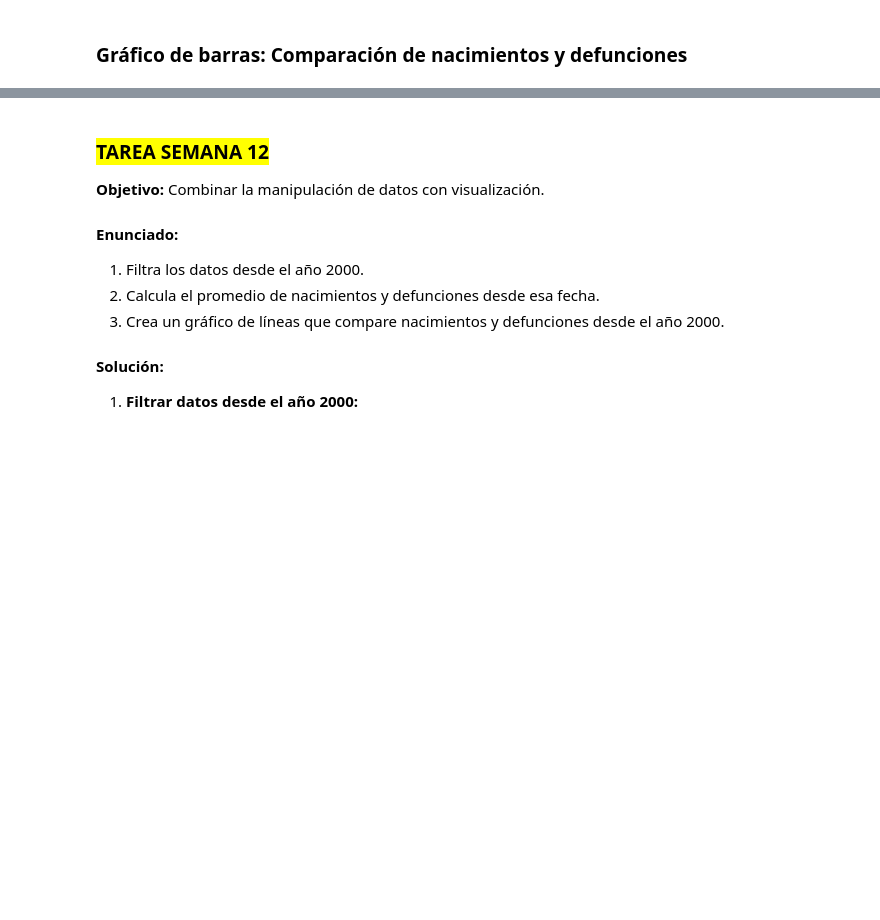
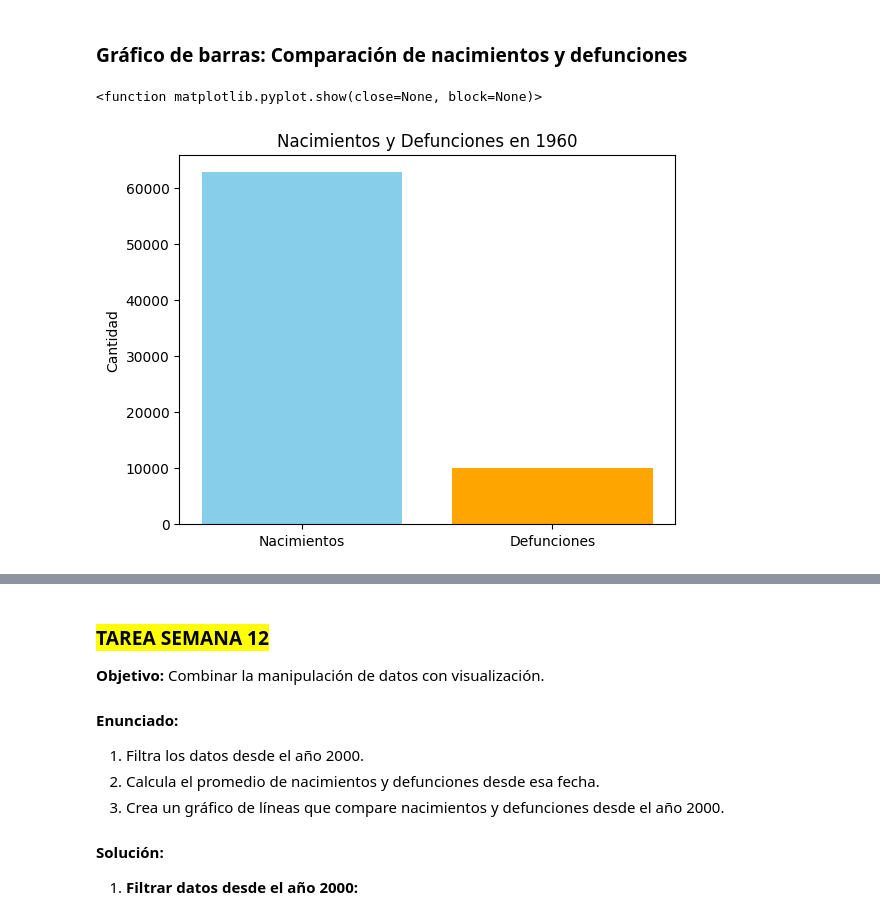
Before and after one commit to marivilla93/Programacion-Python-Basico-GRUPO-1---6181133432, a Jupyter notebook: Estudiantes/Mariana V/NOTEBOOKS CLASES/CLASE 10/Tarea/Tarea Semana 12.ipynb, the cells around one changed output, grey strips where cells are left out. Drawn from its saved outputs; the diff is of its cells as text; code cells hidden in the pictures; blank space fills up the shorter version.

```diff
--- a/Estudiantes/Mariana V/NOTEBOOKS CLASES/CLASE 10/Tarea/Tarea Semana 12.ipynb
+++ b/Estudiantes/Mariana V/NOTEBOOKS CLASES/CLASE 10/Tarea/Tarea Semana 12.ipynb
@@ -193,0 +215,16 @@ import matplotlib.pyplot as plt
+# %%
+# Crear gráfico de barras
+import matplotlib.pyplot as plt
+
+anio_filtrado= int(input('Ingrese a graficar: '))
+
+df_rango_anios= df[df['Año']== anio_filtrado]
+valores=df_rango_anios['Nacimientos'].values[0], df_rango_anios['Defunciones'].values[0]
+plt.bar(['Nacimientos', 'Defunciones'], valores, color=['skyblue', 'orange'])
+plt.title(f'Nacimientos y Defunciones en {df_rango_anios['Año'].values[0]}')
+plt.ylabel('Cantidad')
+
+plt.show
+# %% [output]
+<function matplotlib.pyplot.show(close=None, block=None)>
+[figure, added]
```
Also changed, not shown: parts of 11 cells of this notebook.
